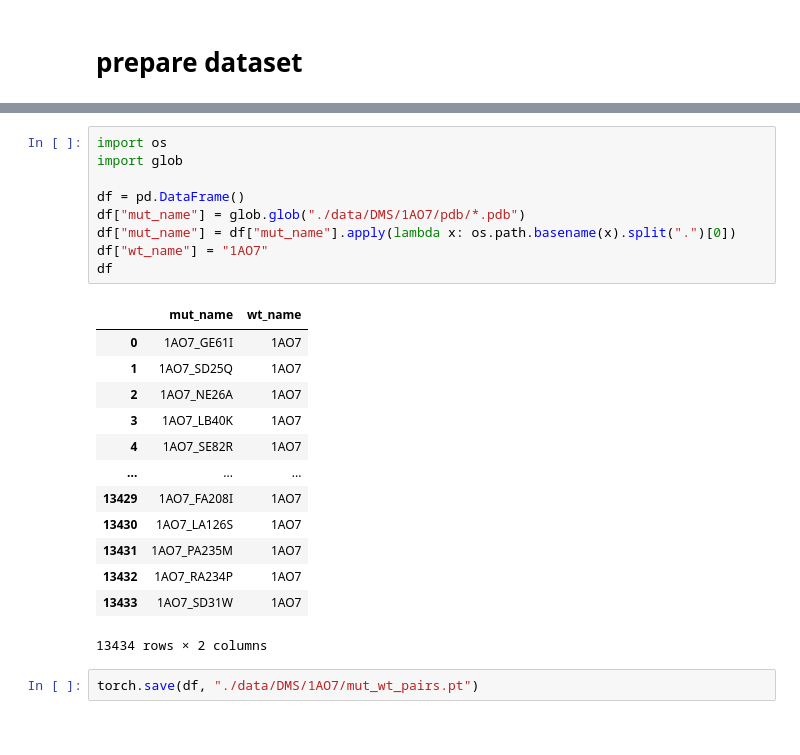
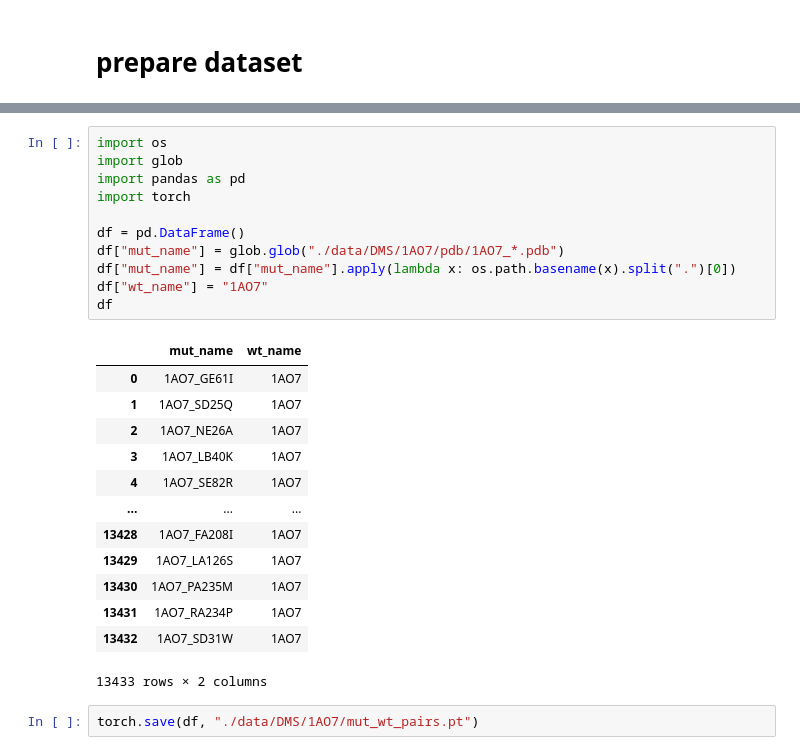
Before and after one commit to ZouJoelin/GPSite_Siamese, a Jupyter notebook: data_process_dms.ipynb, the cells around one changed output, grey strips where cells are left out. Cells and saved outputs as stored; diff of their text form.

```diff
--- a/data_process_dms.ipynb
+++ b/data_process_dms.ipynb
@@ -256,25 +225,27 @@ df
 # %%
 import os
 import glob
+import pandas as pd
+import torch
 
 df = pd.DataFrame()
-df["mut_name"] = glob.glob("./data/DMS/1AO7/pdb/*.pdb")
+df["mut_name"] = glob.glob("./data/DMS/1AO7/pdb/1AO7_*.pdb")
 df["mut_name"] = df["mut_name"].apply(lambda x: os.path.basename(x).split(".")[0])
 df["wt_name"] = "1AO7"
 df
 # %% [output]
 |  | mut_name | wt_name |
 | 0 | 1AO7_GE61I | 1AO7 |
 | 1 | 1AO7_SD25Q | 1AO7 |
 | 2 | 1AO7_NE26A | 1AO7 |
 | 3 | 1AO7_LB40K | 1AO7 |
 | 4 | 1AO7_SE82R | 1AO7 |
 | ... | ... | ... |
-| 13429 | 1AO7_FA208I | 1AO7 |
-| 13430 | 1AO7_LA126S | 1AO7 |
-| 13431 | 1AO7_PA235M | 1AO7 |
-| 13432 | 1AO7_RA234P | 1AO7 |
-| 13433 | 1AO7_SD31W | 1AO7 |
+| 13428 | 1AO7_FA208I | 1AO7 |
+| 13429 | 1AO7_LA126S | 1AO7 |
+| 13430 | 1AO7_PA235M | 1AO7 |
+| 13431 | 1AO7_RA234P | 1AO7 |
+| 13432 | 1AO7_SD31W | 1AO7 |
-13434 rows × 2 columns
+13433 rows × 2 columns
 # %%
 torch.save(df, "./data/DMS/1AO7/mut_wt_pairs.pt")
```
Also changed, not shown: parts of 1 cell of this notebook, 14 other files.
